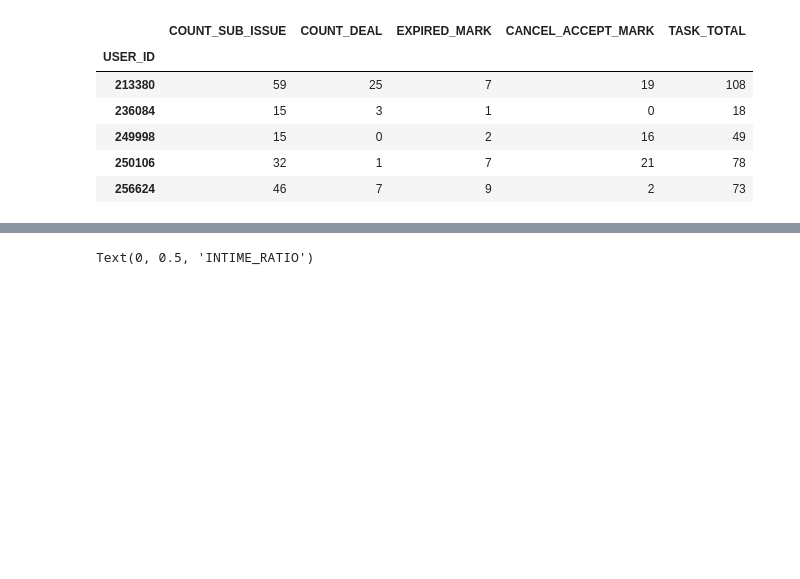
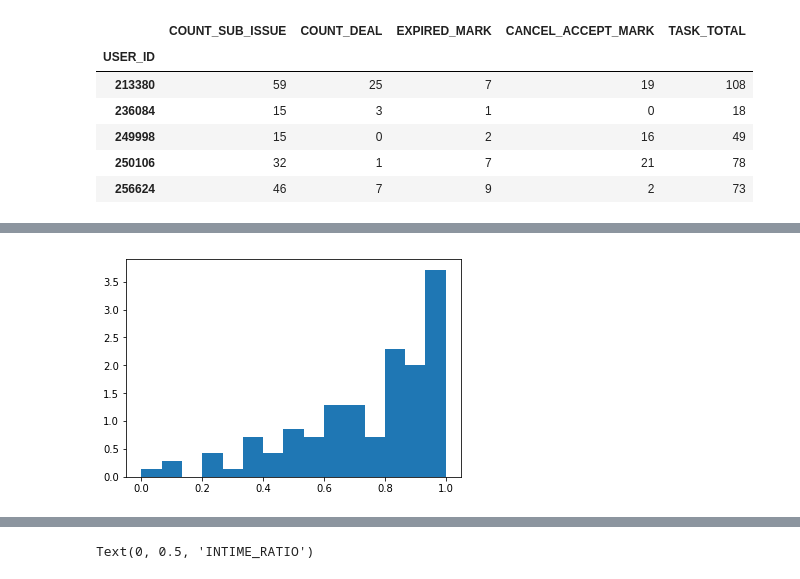
Before and after one commit to daniilstv/math, a Jupyter notebook: teorver_project.ipynb, the cells around one changed output, grey strips where cells are left out. Drawn from its saved outputs; the diff is of its cells as text; code cells hidden in the pictures; blank space fills up the shorter version.

```diff
--- a/teorver_project.ipynb
+++ b/teorver_project.ipynb
@@ -131,0 +185,6 @@ df.head()
+# %%
+# Гистограмма распределения взятых вовремя задач
+plt.hist(df["INTIME_RATIO"], density=True, bins=15)
+plt.show()
+# %% [output]
+[figure, added]
```
Also changed, not shown: parts of 13 cells of this notebook.
